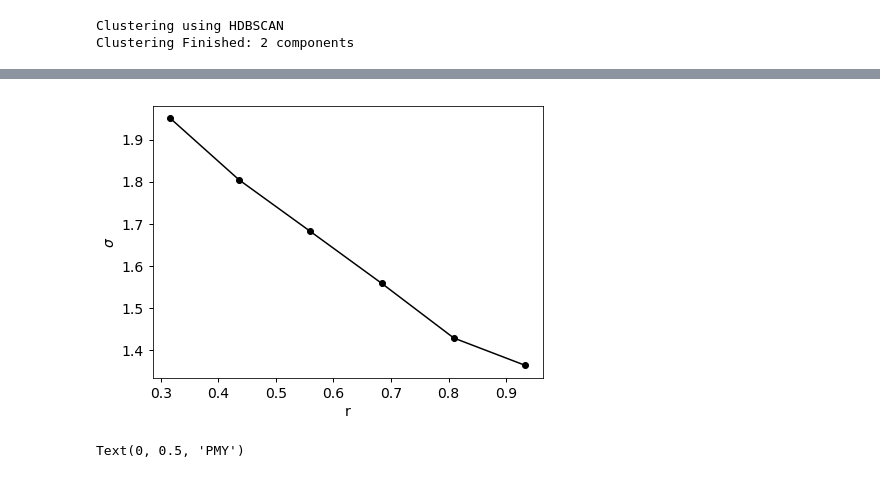
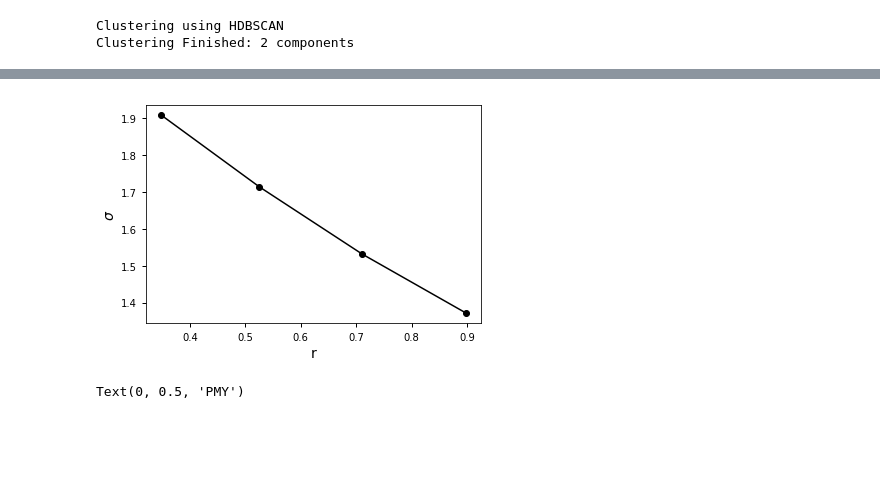
Before and after one commit to nstarman/jas1101_project, a Jupyter notebook: notebooks/clustering.ipynb, the cells around one changed output, grey strips where cells are left out. Drawn from its saved outputs; the diff is of its cells as text; code cells hidden in the pictures; blank space fills up the shorter version.

```diff
--- a/notebooks/clustering.ipynb
+++ b/notebooks/clustering.ipynb
@@ -102,10 +100,10 @@ plt.scatter(X[is_mp][:,0], pm[is_mp],
 # %%
 from jas1101finalproject.plot import plot_binned_std_profile
 fig = plot_binned_std_profile(r=X[is_mp][:,0],
                               pm=pm[is_mp],
-                              bins=np.linspace(0.25, 1, 7))
+                              bins=np.linspace(0.25, 1, 5))
 # %% [output]
-[figure, old version]
+[figure, new version]
 # %%
 member_prob = np.zeros(len(X0))
 member_prob[np.where(good_pm & good_r)[0][is_mp]] = 1
```
Also changed, not shown: parts of 8 cells of this notebook.
